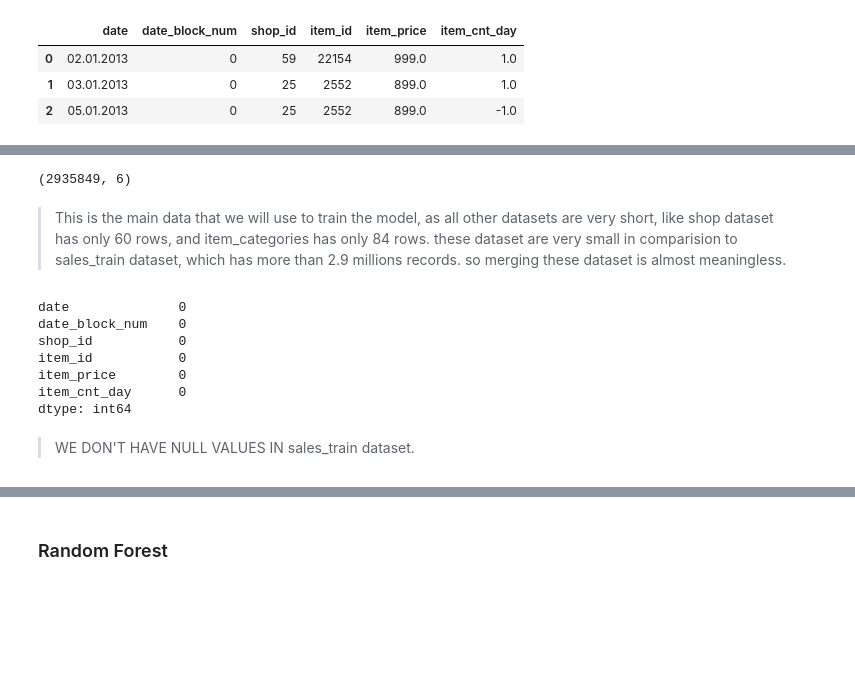
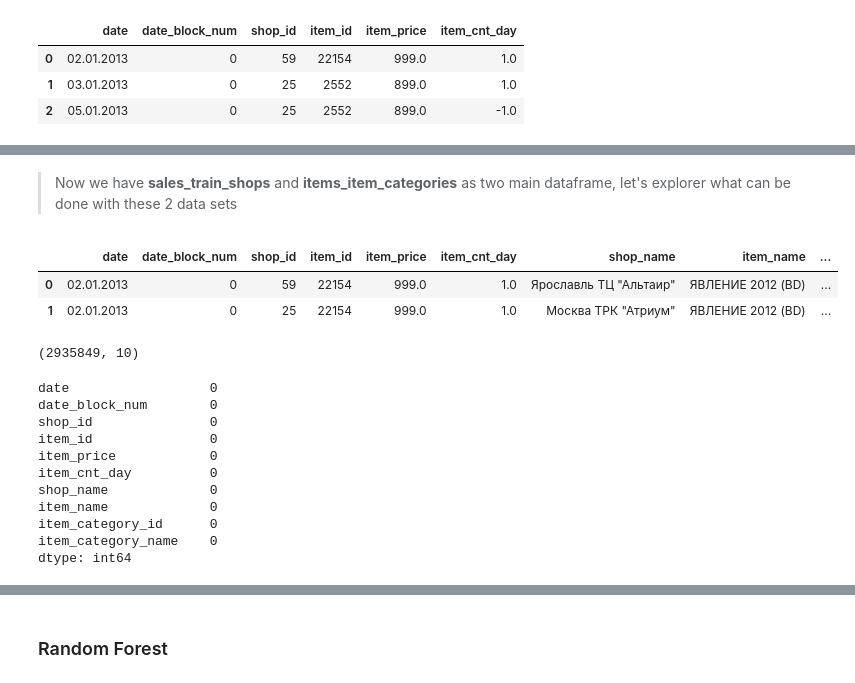
Before and after one commit to iamvivekanand/ML, a Jupyter notebook: MyProjects/051_Future_Sales_Predictions/future-sales-prediction.ipynb, the cells around one changed output, grey strips where cells are left out. Saved outputs shown, nothing was run; the diff lists cells and outputs as text; code cells hidden in the pictures; blank space fills up the shorter version.

```diff
--- a/MyProjects/051_Future_Sales_Predictions/future-sales-prediction.ipynb
+++ b/MyProjects/051_Future_Sales_Predictions/future-sales-prediction.ipynb
@@ -66,5 +54,5 @@ items.shape
 # %%
-items.drop('item_name',axis=1,inplace=True)
+# items.drop('item_name',axis=1,inplace=True)
 # %%
 # Reading Item Categories
 item_categories.head(3)
@@ -110,21 +125,31 @@ sales_train.head(3)
+# %% [markdown]
+> Now we have **sales_train_shops** and **items_item_categories** as two main dataframe, let's explorer what can be done with these 2 data sets
+# %%
+# we can merge these two datasets also, on item_id
+
+final_df=pd.merge(sales_train_shops,items_item_categories, on='item_id')
+final_df.head(2)
+# %% [output]
+|  | date | date_block_num | shop_id | item_id | item_price | item_cnt_day | shop_name | item_name | ... |
+| 0 | 02.01.2013 | 0 | 59 | 22154 | 999.0 | 1.0 | Ярославль ТЦ "Альтаир" | ЯВЛЕНИЕ 2012 (BD) | ... |
+| 1 | 02.01.2013 | 0 | 25 | 22154 | 999.0 | 1.0 | Москва ТРК "Атриум" | ЯВЛЕНИЕ 2012 (BD) | ... |
 # %%
-sales_train.shape
+final_df.shape
 # %% [output]
-(2935849, 6)
+(2935849, 10)
-# %% [markdown]
->This is the main data that we will use to train the model, as all other datasets are very short, like shop dataset has only 60 rows, and item_categories has only 84 rows. these dataset are very small in comparision to sales_train dataset, which has more than 2.9  millions records. so merging these dataset is almost meaningless.
-# %%
-# Checking for null values
-sales_train.isnull().sum()
-# %% [output]
-date              0
-date_block_num    0
-shop_id           0
-item_id           0
-item_price        0
-item_cnt_day      0
-dtype: int64
-# %% [markdown]
->WE DON'T HAVE NULL VALUES IN sales_train dataset.
+# %%
+final_df.isnull().sum()
+# %% [output]
+date                  0
+date_block_num        0
+shop_id               0
+item_id               0
+item_price            0
+item_cnt_day          0
+shop_name             0
+item_name             0
+item_category_id      0
+item_category_name    0
+dtype: int64
 # %%
 # Extracting input and output values
```
Also changed, not shown: parts of 18 cells of this notebook.
